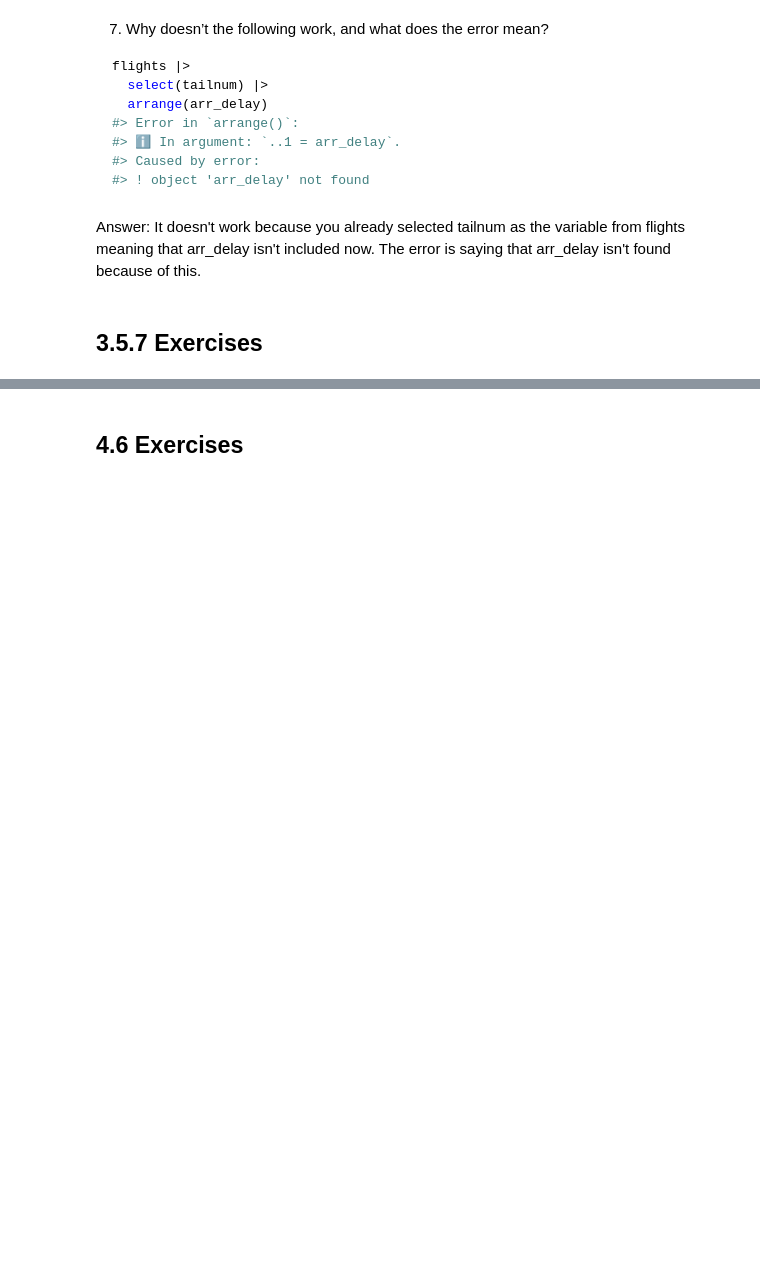
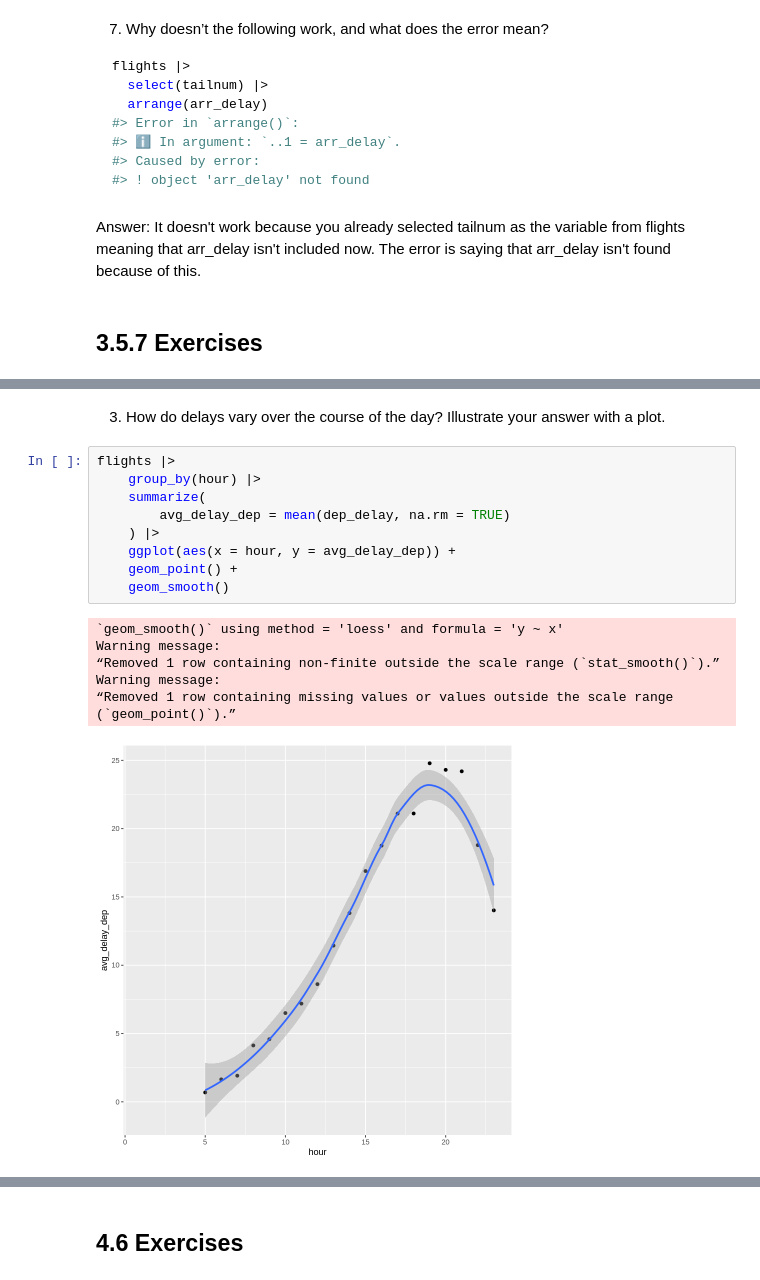
Before and after one commit to swill04/R4DS_exercises, a Jupyter notebook: week2_hw.ipynb, the cells around one changed output, grey strips where cells are left out. Drawn from its saved outputs; the diff is of its cells as text; blank space fills up the shorter version.

```diff
--- a/week2_hw.ipynb
+++ b/week2_hw.ipynb
@@ -509,0 +567,19 @@ Answer: It doesn't work because you already selected tailnum as the variable fro
+# %% [markdown]
+3. How do delays vary over the course of the day? Illustrate your answer with a plot.
+# %%
+flights |>
+    group_by(hour) |>
+    summarize(
+        avg_delay_dep = mean(dep_delay, na.rm = TRUE)
+    ) |>
+    ggplot(aes(x = hour, y = avg_delay_dep)) +
+    geom_point() +
+    geom_smooth()
+# %% [output]
+`geom_smooth()` using method = 'loess' and formula = 'y ~ x'
+Warning message:
+“Removed 1 row containing non-finite outside the scale range (`stat_smooth()`).”
+Warning message:
+“Removed 1 row containing missing values or values outside the scale range
+(`geom_point()`).”
+[figure, added]
```
Also changed, not shown: parts of 33 cells of this notebook.
